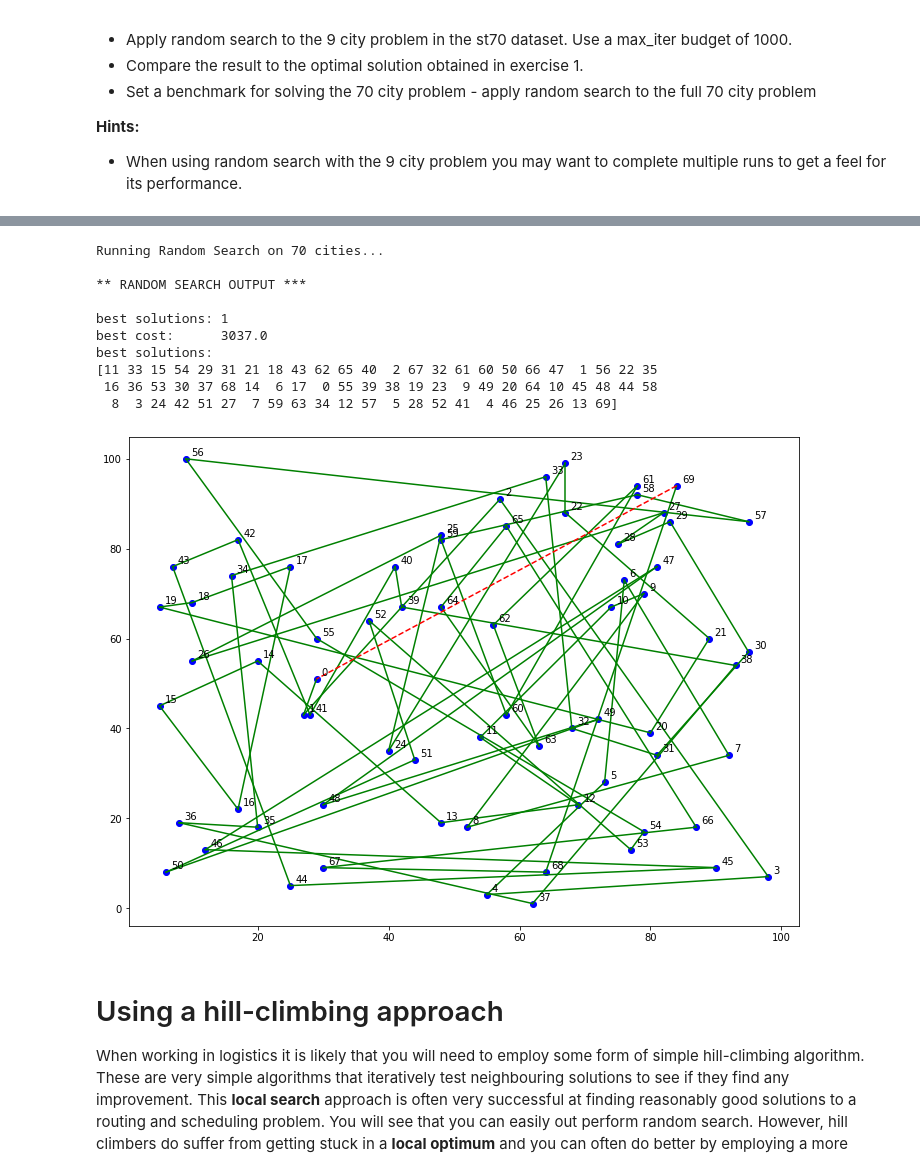
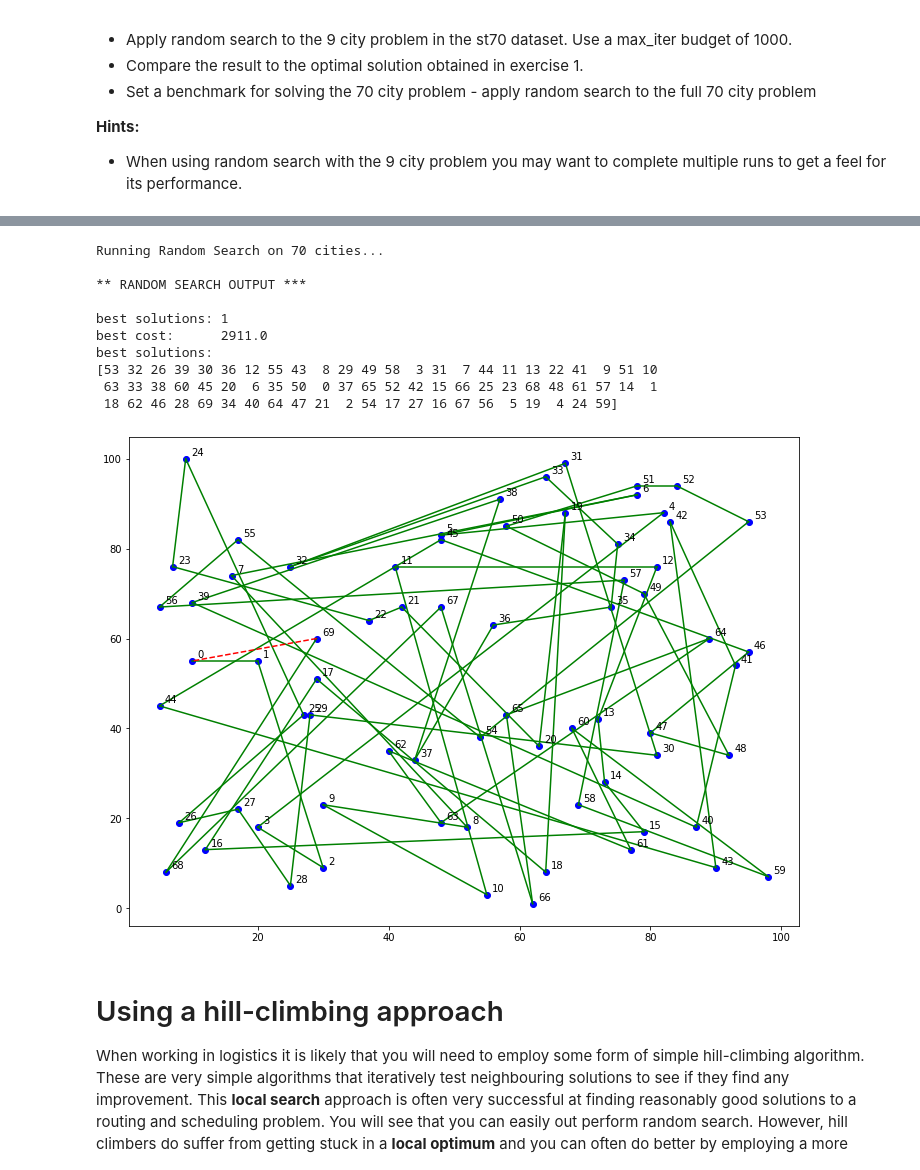
Before and after one commit to health-data-science-OR/healthcare-logistics, a Jupyter notebook: optimisation/03_routing_and_scheduling_part1_SOLUTIONS.ipynb, the cells around one changed output, grey strips where cells are left out. Cells and saved outputs as stored; diff of their text form; code cells hidden in the pictures.

Commit message:
optimised TSP objective

```diff
--- a/optimisation/03_routing_and_scheduling_part1_SOLUTIONS.ipynb
+++ b/optimisation/03_routing_and_scheduling_part1_SOLUTIONS.ipynb
@@ -431,36 +445,36 @@ best solutions:
 # %%
 #example solution 70 city
 
 #create a tour - there is NO need to randomise for bruteforce
 tour = np.arange(70)
 
 #create the objective
 objective = SimpleTSPObjective(matrix)
 
 #create the random search solver
-solver = RandomSearch(tour, objective, max_iter=5000, maximisation=False)
+solver = RandomSearch(tour, objective, max_iter=10000, maximisation=False)
 
 #run the solver (should be quick below tour of length 10)
 print("Running Random Search on 70 cities...")
 solver.solve()
 print("\n** RANDOM SEARCH OUTPUT ***")
 
 #show result
 print_output(solver)
 
 fig, ax = plot_tour(solver.best_solutions[0], cities, figsize=(12,9))
 # %% [output]
 Running Random Search on 70 cities...
 
 ** RANDOM SEARCH OUTPUT ***
 
 best solutions: 1
-best cost:      3037.0
+best cost:      2911.0
 best solutions:
-[11 33 15 54 29 31 21 18 43 62 65 40  2 67 32 61 60 50 66 47  1 56 22 35
- 16 36 53 30 37 68 14  6 17  0 55 39 38 19 23  9 49 20 64 10 45 48 44 58
-  8  3 24 42 51 27  7 59 63 34 12 57  5 28 52 41  4 46 25 26 13 69]
+[53 32 26 39 30 36 12 55 43  8 29 49 58  3 31  7 44 11 13 22 41  9 51 10
+ 63 33 38 60 45 20  6 35 50  0 37 65 52 42 15 66 25 23 68 48 61 57 14  1
+ 18 62 46 28 69 34 40 64 47 21  2 54 17 27 16 67 56  5 19  4 24 59]
-[figure, old version]
+[figure, new version]
 # %% [markdown]
 # Using a hill-climbing approach
 
```
Also changed, not shown: parts of 13 cells of this notebook, 1 other file.
